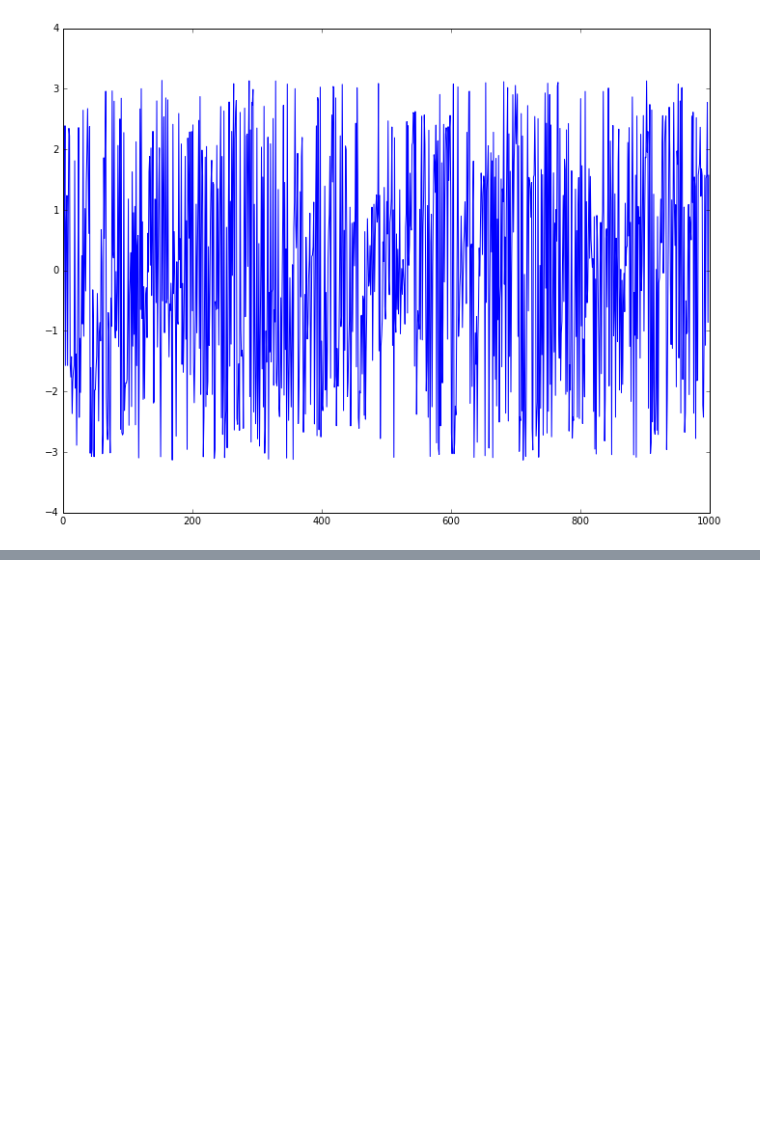
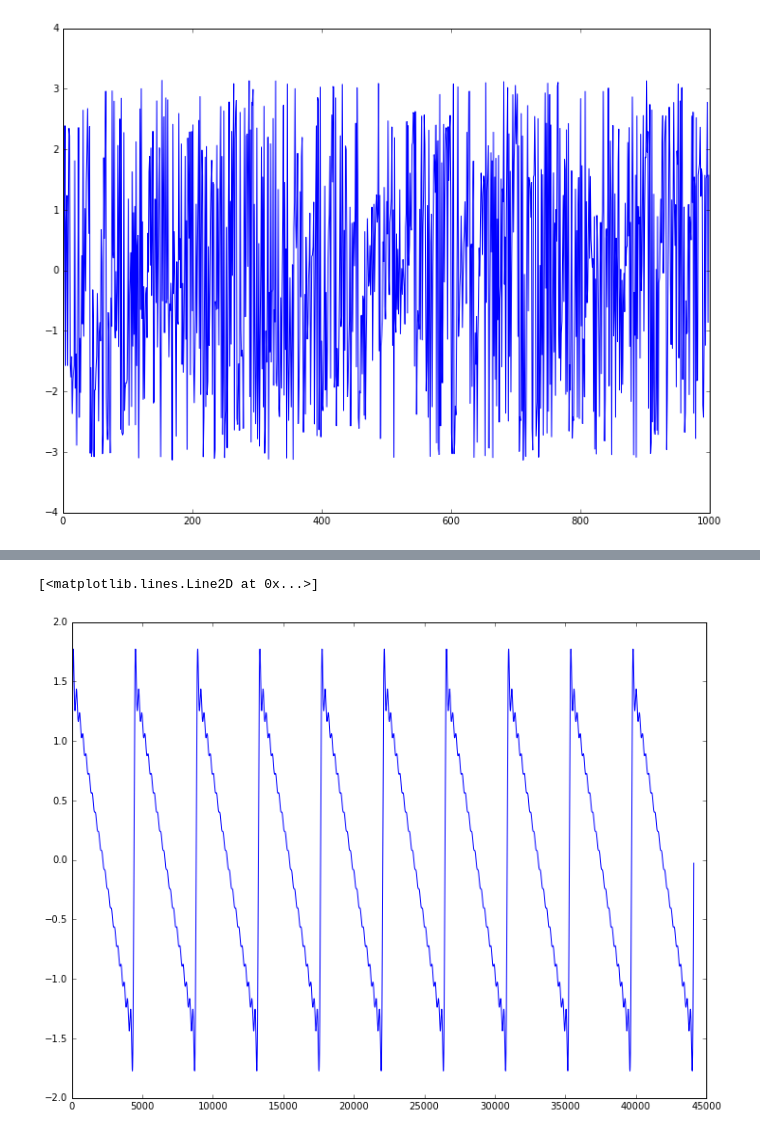
Before and after one commit to Shwe-creator/notebooks, a Jupyter notebook: 16_10_04 sinusoid periodicity.ipynb, the cells around one changed output, grey strips where cells are left out. Drawn from its saved outputs; the diff is of its cells as text; code cells hidden in the pictures; blank space fills up the shorter version.

```diff
--- a/16_10_04 sinusoid periodicity.ipynb
+++ b/16_10_04 sinusoid periodicity.ipynb
@@ -60,0 +85,19 @@ plt.plot(Xphs)
+# %%
+FSQR = np.array([1.0, 3.0, 5.0, 7.0, 9.0, 11.0, 13.0, 15.0, 17.0, 19.0, 21.0])
+FSAW = np.arange(1.0, 20.0, 1.0)
+
+f0 = 10.0
+f = FSAW[np.newaxis]
+fs = 44100.0
+tmax = 1.0
+
+dt = 1.0 / fs
+t = np.arange(0.0, tmax, dt)[np.newaxis]
+
+a = np.eye(f.shape[1]) * 1.0 / (f)
+xarr = np.dot(a, np.sin(2.0 * np.pi * f0 * np.dot(f.T, t)))
+x = np.sum(xarr, axis=0)
+plt.plot(x)
+# %% [output]
+[<matplotlib.lines.Line2D at 0x...>]
+[figure, added]
```
Also changed, not shown: parts of 5 cells of this notebook, 13 other files.
